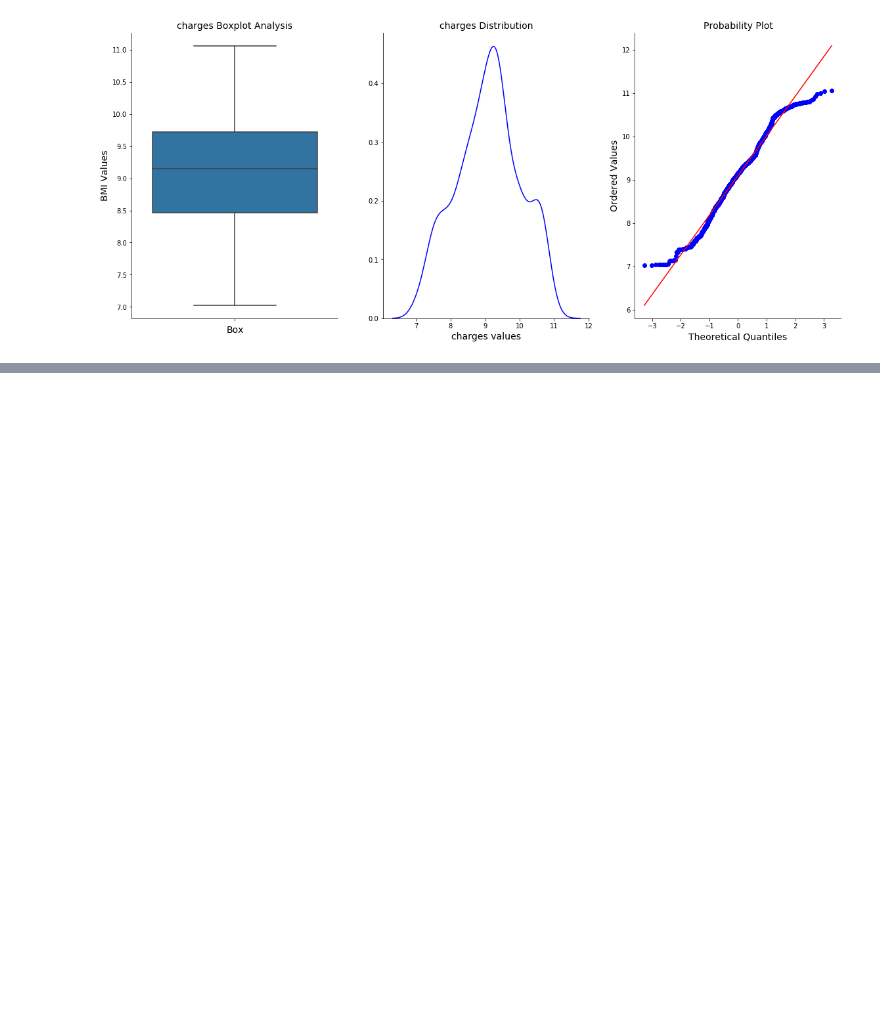
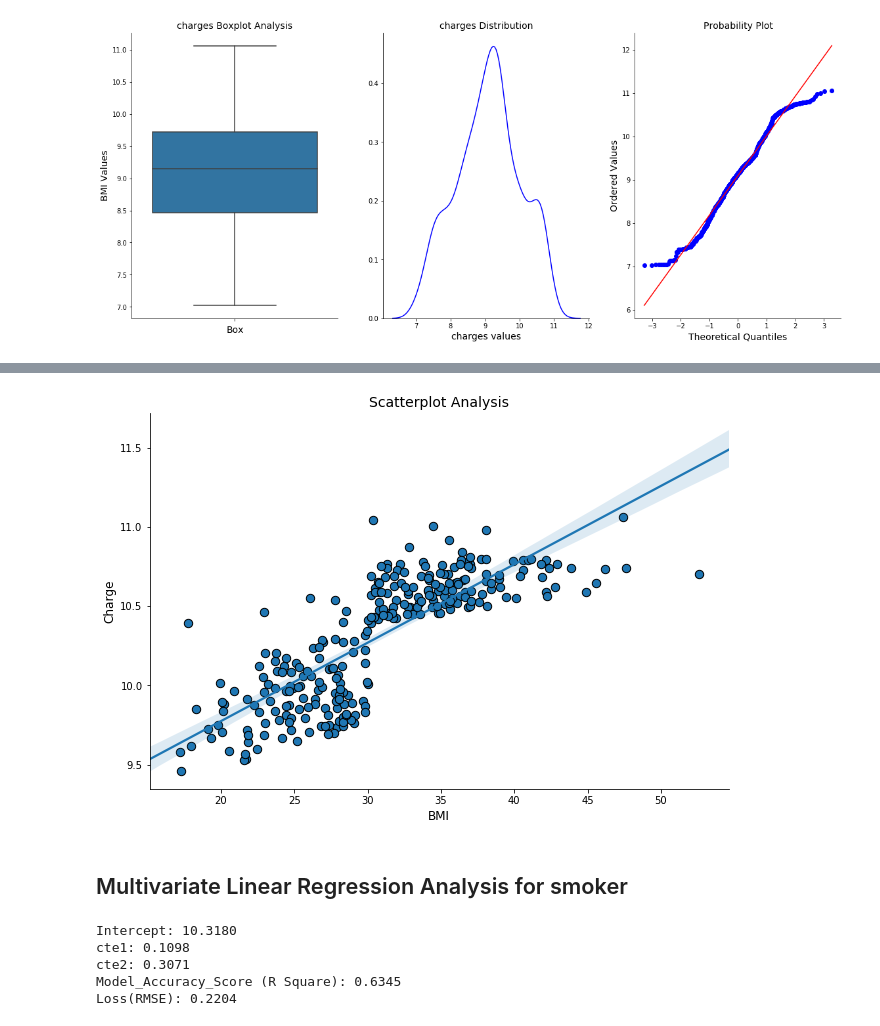
Before and after one commit to gowthamkatari/Medical_cost_dataset, a Jupyter notebook: medical_cost.ipynb, the cells around one changed output, grey strips where cells are left out. Drawn from its saved outputs; the diff is of its cells as text; code cells hidden in the pictures; blank space fills up the shorter version.

```diff
--- a/medical_cost.ipynb
+++ b/medical_cost.ipynb
@@ -187,0 +271,11 @@ data_transform(df,'charges')
+# %%
+sns.lmplot(x = 'bmi',y='charges',hue=None,data=df_smoker,height=6,aspect=1.5,
+           scatter_kws={"s": 70, "alpha": 1,'edgecolor':'black'},legend=False,fit_reg=True)
+plt.title('Scatterplot Analysis',fontsize=14)
+plt.xlabel('BMI',fontsize=12)
+plt.ylabel('Charge',fontsize=12)
+plt.show()
+# %% [output]
+[figure, added]
+# %% [markdown]
+## Multivariate Linear Regression Analysis for smoker
@@ -187,0 +290,23 @@ data_transform(df,'charges')
+# %%
+X = df_smoker.drop('charges',axis=1)
+y = df_smoker['charges']
+X_train,X_test,y_train,y_test = train_test_split(X,y,test_size = 0.2)
+#Standardizing the values
+sc = StandardScaler()
+X_train = sc.fit_transform(X_train)
+X_test = sc.transform(X_test)
+model = LinearRegression()
+model.fit(X_train,y_train)
+y_pred = model.predict(X_test)
+print('Intercept: {:.4f} \ncte1: {:.4f}\ncte2: {:.4f}'
+      .format(model.intercept_,model.coef_[0],
+      model.coef_[1]))
+print('Model_Accuracy_Score (R Square): {:.4f} \nLoss(RMSE): {:.4f}'
+      .format(r2_score(y_pred,y_test),
+    np.sqrt(mean_squared_error(y_pred,y_test))))
+# %% [output]
+Intercept: 10.3180
+cte1: 0.1098
+cte2: 0.3071
+Model_Accuracy_Score (R Square): 0.6345
+Loss(RMSE): 0.2204
```
Also changed, not shown: parts of 28 cells of this notebook.
